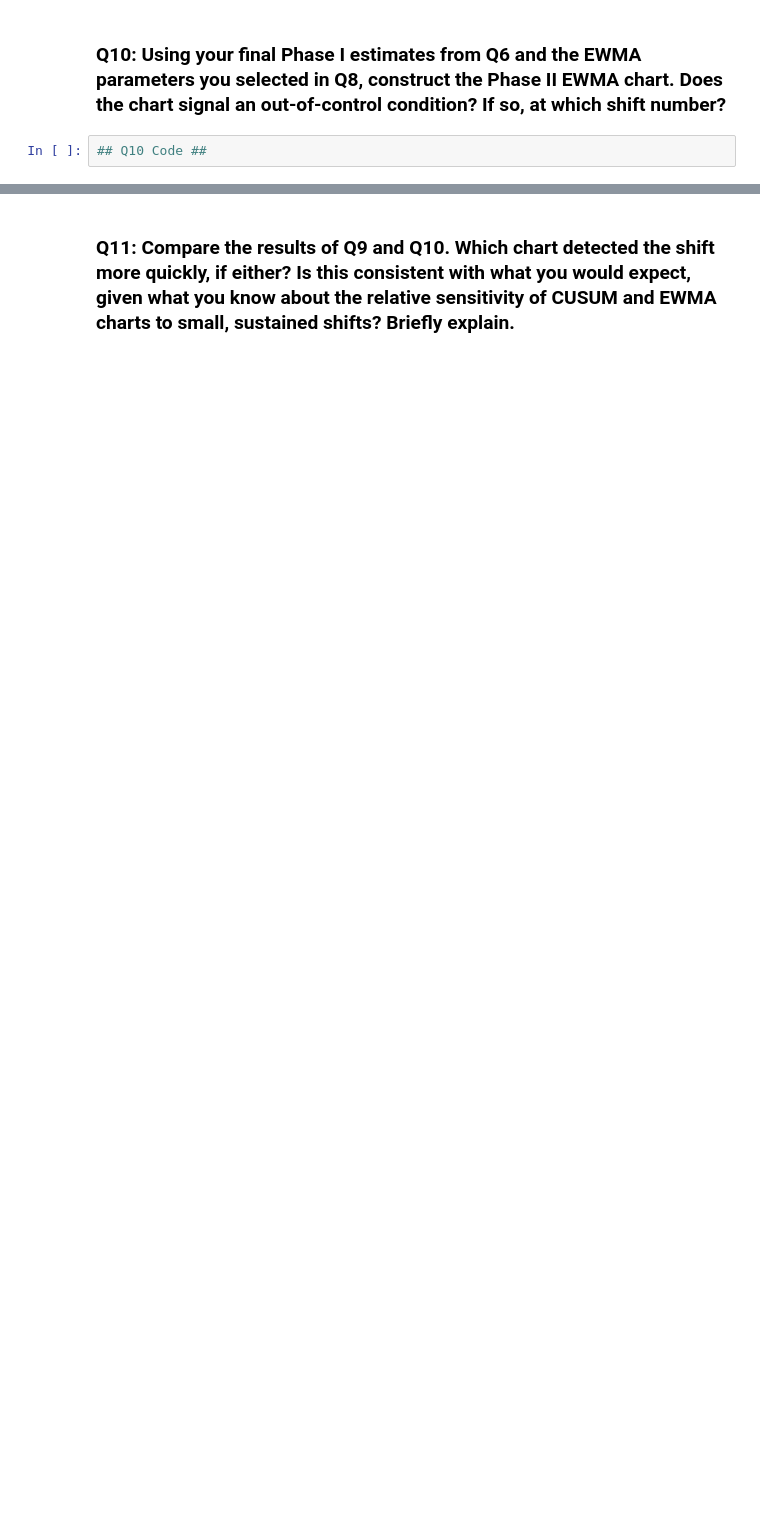
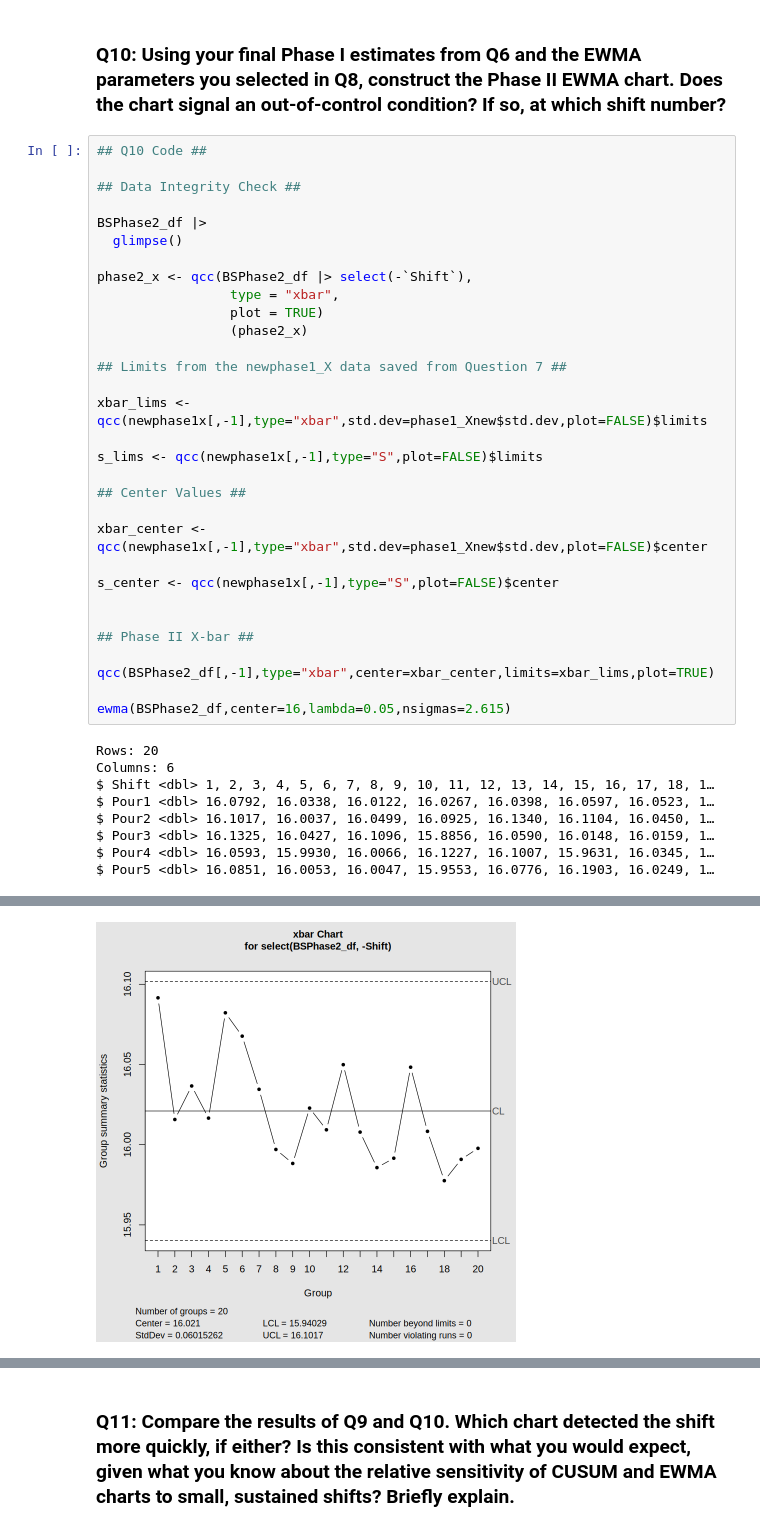
Before and after one commit to DesyneMartinez/STAT-7110-Quality-Control, a Jupyter notebook: Assignments/HW2/STAT-7110-HW2.ipynb, the cells around one changed output, grey strips where cells are left out. Cells and saved outputs as stored; diff of their text form; blank space fills up the shorter version.

```diff
--- a/Assignments/HW2/STAT-7110-HW2.ipynb
+++ b/Assignments/HW2/STAT-7110-HW2.ipynb
@@ -296,3 +447,41 @@ Exp>USL 2.6%     Obs>USL 3.5%
 ### Q10: Using your final Phase I estimates from Q6 and the EWMA parameters you selected in Q8, construct the Phase II EWMA chart. Does the chart signal an out-of-control condition? If so, at which shift number?
 # %%
 ## Q10 Code ##
+
+## Data Integrity Check ##
+
+BSPhase2_df |>
+  glimpse()
+
+phase2_x <- qcc(BSPhase2_df |> select(-`Shift`),
+                 type = "xbar",
+                 plot = TRUE)
+                 (phase2_x)
+
+## Limits from the newphase1_X data saved from Question 7 ##
+
+xbar_lims <- qcc(newphase1x[,-1],type="xbar",std.dev=phase1_Xnew$std.dev,plot=FALSE)$limits
+
+s_lims <- qcc(newphase1x[,-1],type="S",plot=FALSE)$limits
+
+## Center Values ##
+
+xbar_center <- qcc(newphase1x[,-1],type="xbar",std.dev=phase1_Xnew$std.dev,plot=FALSE)$center
+
+s_center <- qcc(newphase1x[,-1],type="S",plot=FALSE)$center
+
+
+## Phase II X-bar ##
+
+qcc(BSPhase2_df[,-1],type="xbar",center=xbar_center,limits=xbar_lims,plot=TRUE)
+
+ewma(BSPhase2_df,center=16,lambda=0.05,nsigmas=2.615)
+# %% [output]
+Rows: 20
+Columns: 6
+$ Shift <dbl> 1, 2, 3, 4, 5, 6, 7, 8, 9, 10, 11, 12, 13, 14, 15, 16, 17, 18, 1…
+$ Pour1 <dbl> 16.0792, 16.0338, 16.0122, 16.0267, 16.0398, 16.0597, 16.0523, 1…
+$ Pour2 <dbl> 16.1017, 16.0037, 16.0499, 16.0925, 16.1340, 16.1104, 16.0450, 1…
+$ Pour3 <dbl> 16.1325, 16.0427, 16.1096, 15.8856, 16.0590, 16.0148, 16.0159, 1…
+$ Pour4 <dbl> 16.0593, 15.9930, 16.0066, 16.1227, 16.1007, 15.9631, 16.0345, 1…
+$ Pour5 <dbl> 16.0851, 16.0053, 16.0047, 15.9553, 16.0776, 16.1903, 16.0249, 1…
@@ -298,0 +504 @@ Exp>USL 2.6%     Obs>USL 3.5%
+[figure, added]
```
Also changed, not shown: parts of 7 cells of this notebook.
